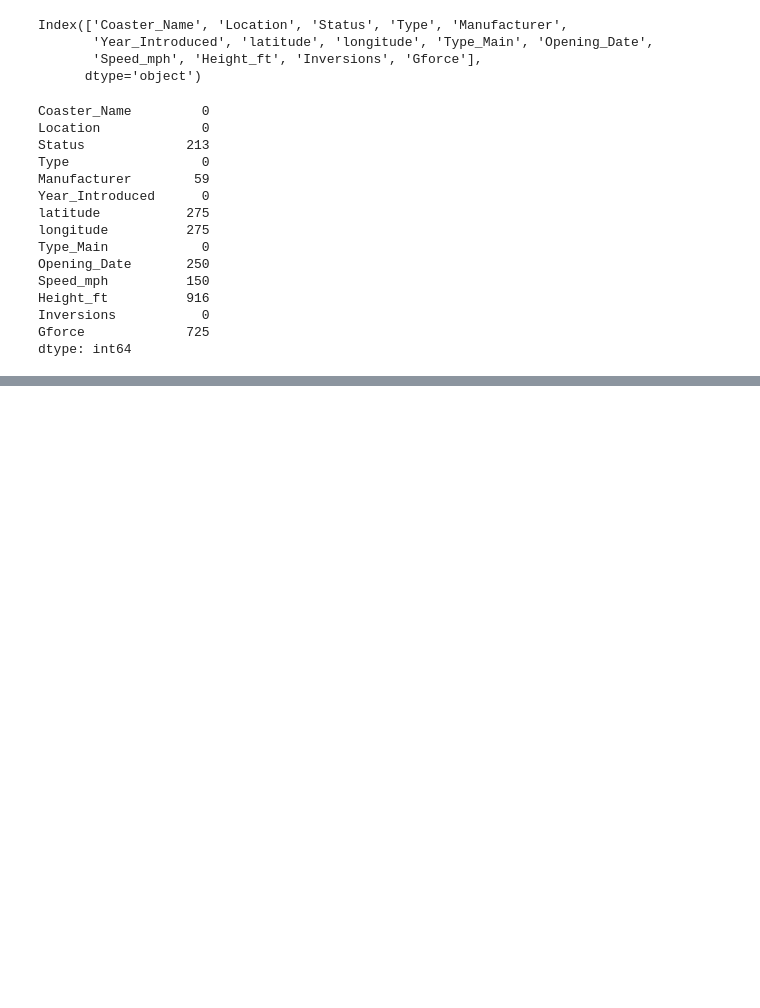
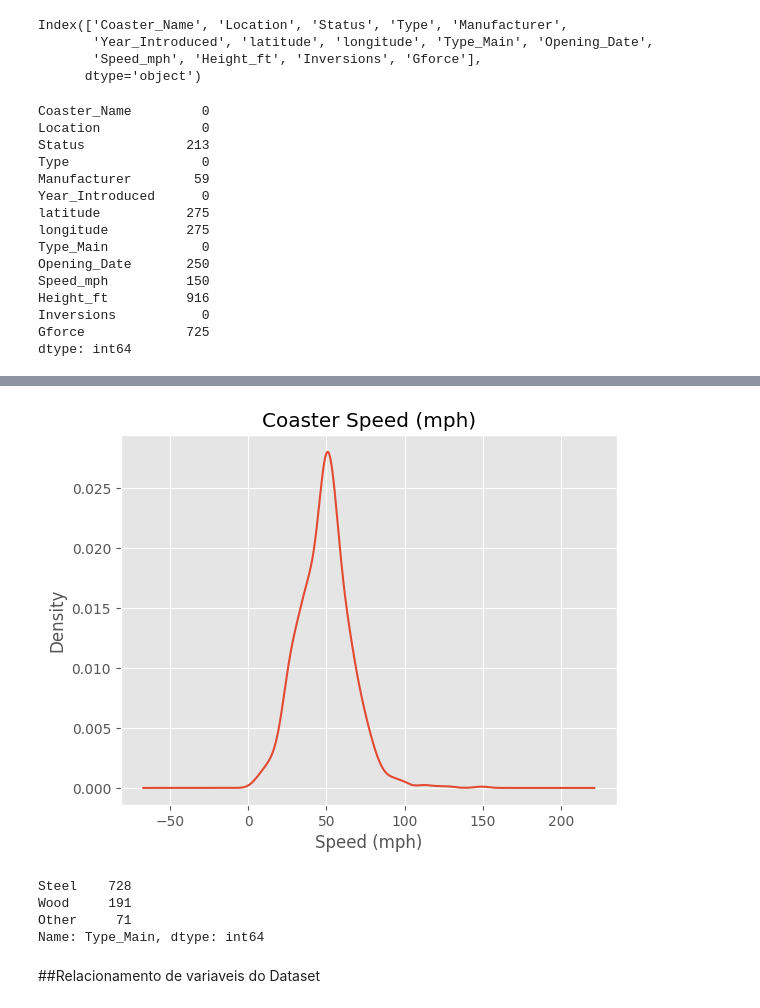
Before and after one commit to Gcango/Explora--o_Analise_dos_dados_Montanha_Russa, a Jupyter notebook: Exploração_dados_MontanhaRussa.ipynb, the cells around one changed output, grey strips where cells are left out. Saved outputs shown, nothing was run; the diff lists cells and outputs as text; code cells hidden in the pictures; blank space fills up the shorter version.

```diff
--- a/Exploração_dados_MontanhaRussa.ipynb
+++ b/Exploração_dados_MontanhaRussa.ipynb
@@ -232,0 +310,5 @@ dados.loc[dados.duplicados]
+# %%
+ax = dados['Speed_mph'].plot(kind='kde', title='Coaster Speed (mph)')
+ax.set_xlabel('Speed (mph)');
+# %% [output]
+[figure, added]
@@ -232,0 +317,9 @@ dados.loc[dados.duplicados]
+# %%
+dados['Type_Main'].value_counts()
+# %% [output]
+Steel    728
+Wood     191
+Other     71
+Name: Type_Main, dtype: int64
+# %% [markdown]
+##Relacionamento de variaveis do Dataset
```
Also changed, not shown: parts of 26 cells of this notebook.
